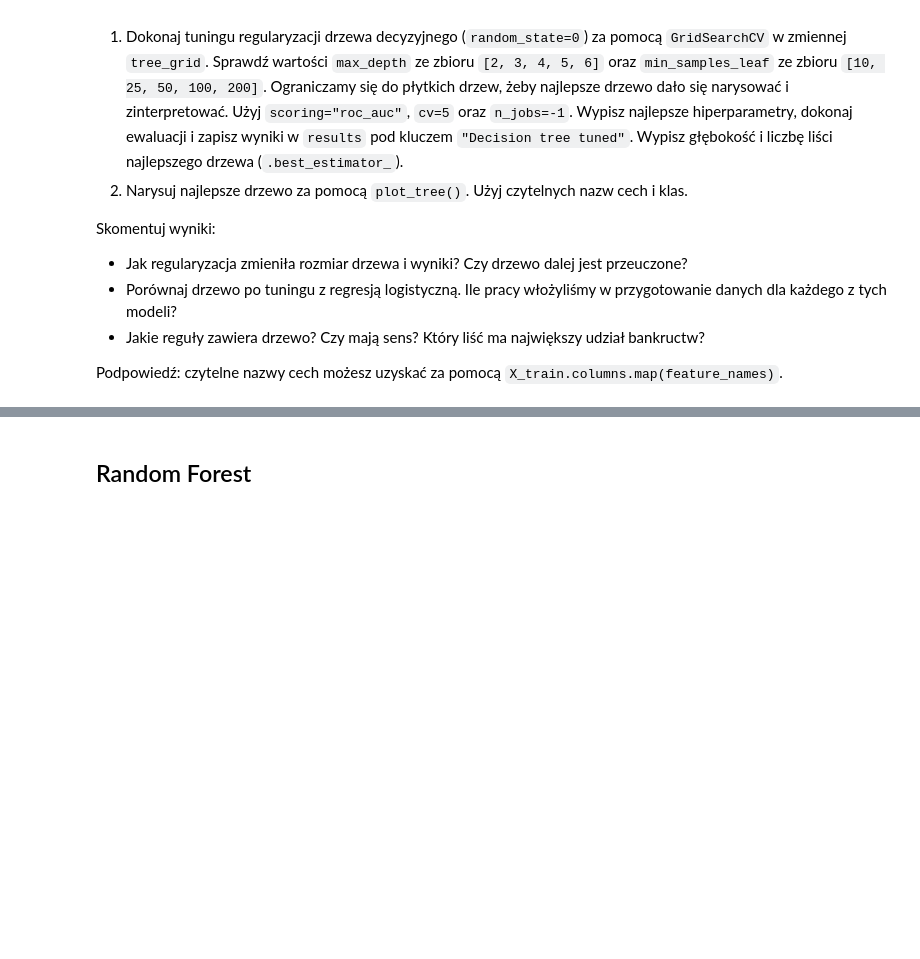
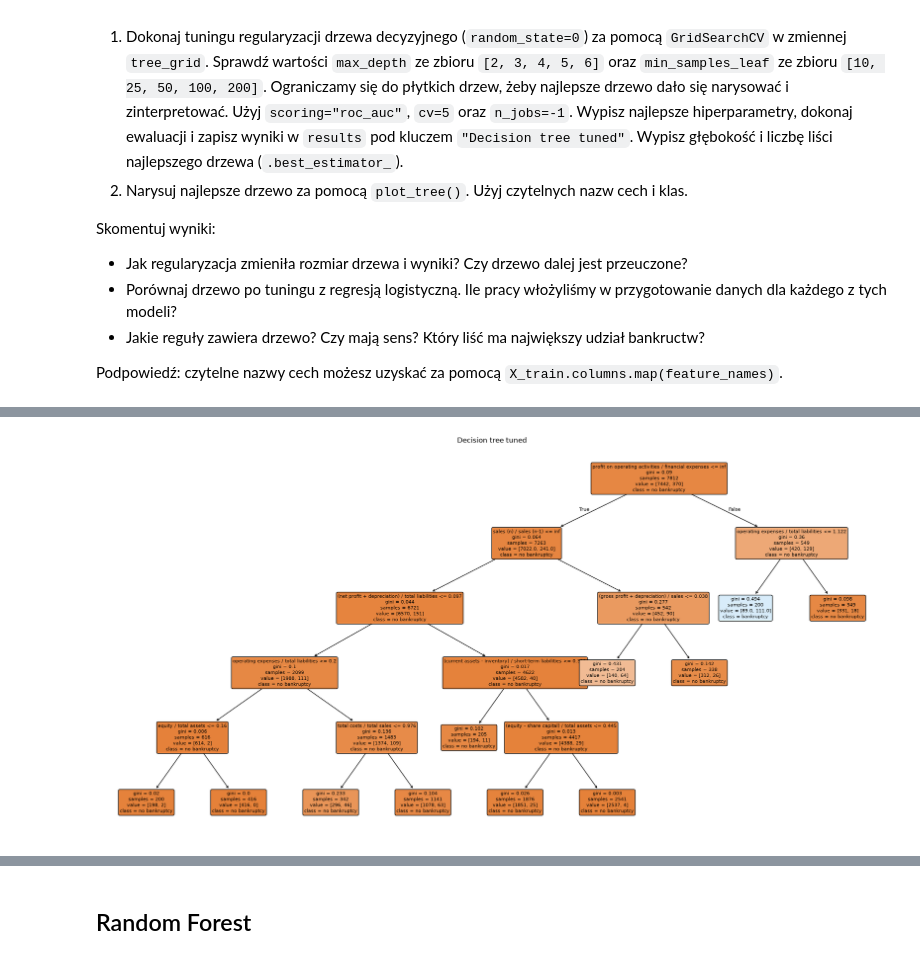
Before and after one commit to kassimma123/fundamentals-of-artificial-intelligence, a Jupyter notebook: lab2/lab_2.ipynb, the cells around one changed output, grey strips where cells are left out. Drawn from its saved outputs; the diff is of its cells as text; code cells hidden in the pictures; blank space fills up the shorter version.

```diff
--- a/lab2/lab_2.ipynb
+++ b/lab2/lab_2.ipynb
@@ -581,7 +617,10 @@ Skomentuj wyniki:
 - Jak zmieniły się precyzja i czułość względem modelu `log_reg_balanced`?
 # %%
 log_reg_winsorized = make_pipeline(
-    ...,
+    Winsorizer(capping_method="quantiles", tail="both", fold=0.05, missing_values="ignore"),
+    SimpleImputer(strategy="median"),
+    StandardScaler(),
+    LogisticRegression(class_weight="balanced", solver="newton-cholesky"),
 )
 log_reg_winsorized.fit(X_train, y_train)
 print("LR winsorized")
@@ -591,7 +630,10 @@ results["LR winsorized"] = evaluate_model(
 print()
 
 log_reg_missing = make_pipeline(
-    ...,
+    Winsorizer(capping_method="quantiles", tail="both", fold=0.05, missing_values="ignore"),
+    SimpleImputer(strategy="median", add_indicator=True),
+    StandardScaler(),
+    LogisticRegression(class_weight="balanced", solver="newton-cholesky"),
 )
 log_reg_missing.fit(X_train, y_train)
 print("LR winsorized + missing indicators")
@@ -704,8 +772,22 @@ Podpowiedź: czytelne nazwy cech możesz uzyskać za pomocą `X_train.columns.ma
 from sklearn.model_selection import GridSearchCV
 
 # hyperparameter tuning
-# your_code
+tree_grid = GridSearchCV(
+    DecisionTreeClassifier(random_state=0),
+    param_grid={
+        "max_depth": [2, 3, 4, 5, 6],
+        "min_samples_leaf": [10, 25, 50, 100, 200],
+    },
+    scoring="roc_auc",
+    cv=5,
+    n_jobs=-1,
+)
+tree_grid.fit(X_train, y_train)
+print(f"Best params: {tree_grid.best_params_}")
+results["Decision tree tuned"] = evaluate_model(
+    tree_grid, X_train, X_test, y_train, y_test
+)
 
 # size of the best tree
-best_tree = ...
+best_tree = tree_grid.best_estimator_
 print(f"Depth: {best_tree.get_depth()}, leaves: {best_tree.get_n_leaves()}")
@@ -714,3 +802,18 @@ print(f"Depth: {best_tree.get_depth()}, leaves: {best_tree.get_n_leaves()}")
+# %%
+fig, ax = plt.subplots(figsize=(24, 12))
+plot_tree(
+    best_tree,
+    feature_names=X_train.columns.map(feature_names),
+    class_names=["no bankruptcy", "bankruptcy"],
+    filled=True,
+    rounded=True,
+    fontsize=8,
+    ax=ax,
+)
+ax.set_title("Decision tree tuned")
+plt.show()
+# %% [output]
+[figure, added]
 # %%
 assert tree_grid.best_params_["max_depth"] in [2, 3, 4, 5, 6]
 assert results["Decision tree tuned"]["test_auroc"] > 0.75
```
Also changed, not shown: parts of 73 cells of this notebook, 8 other files.
